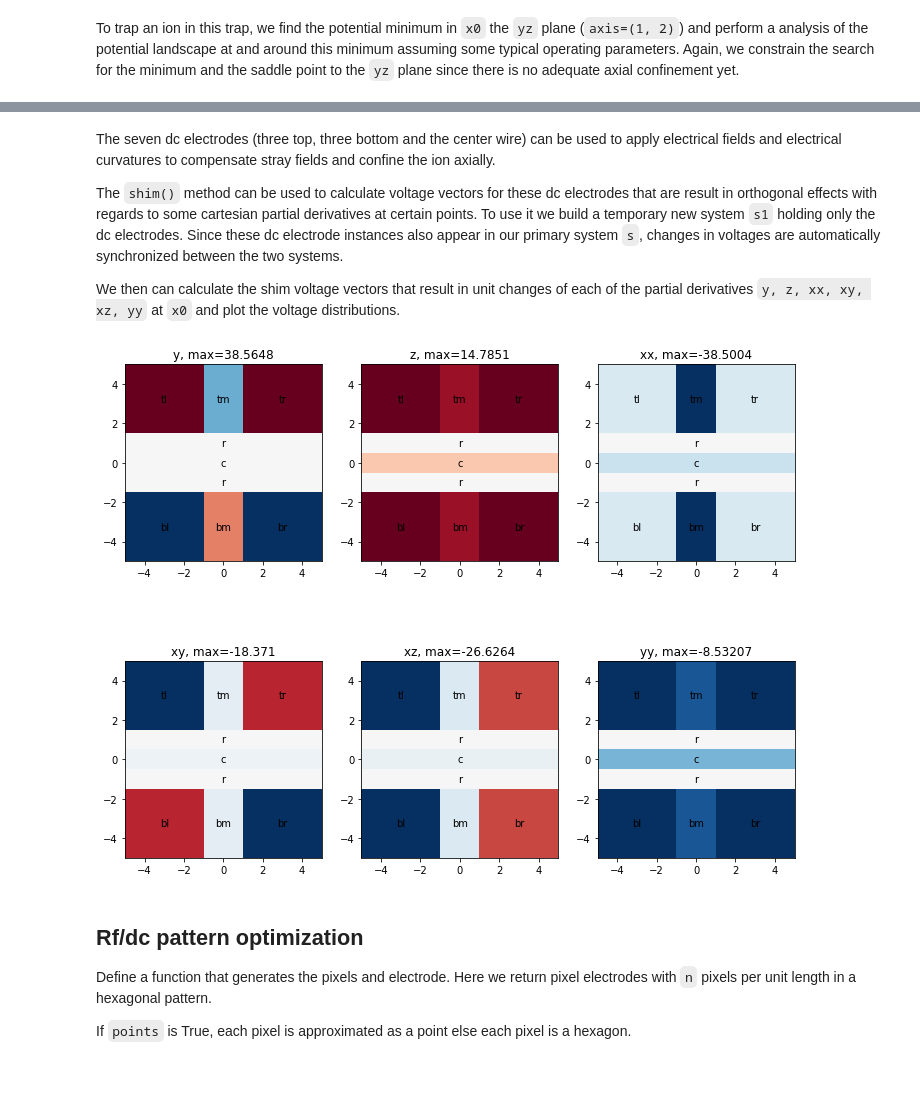
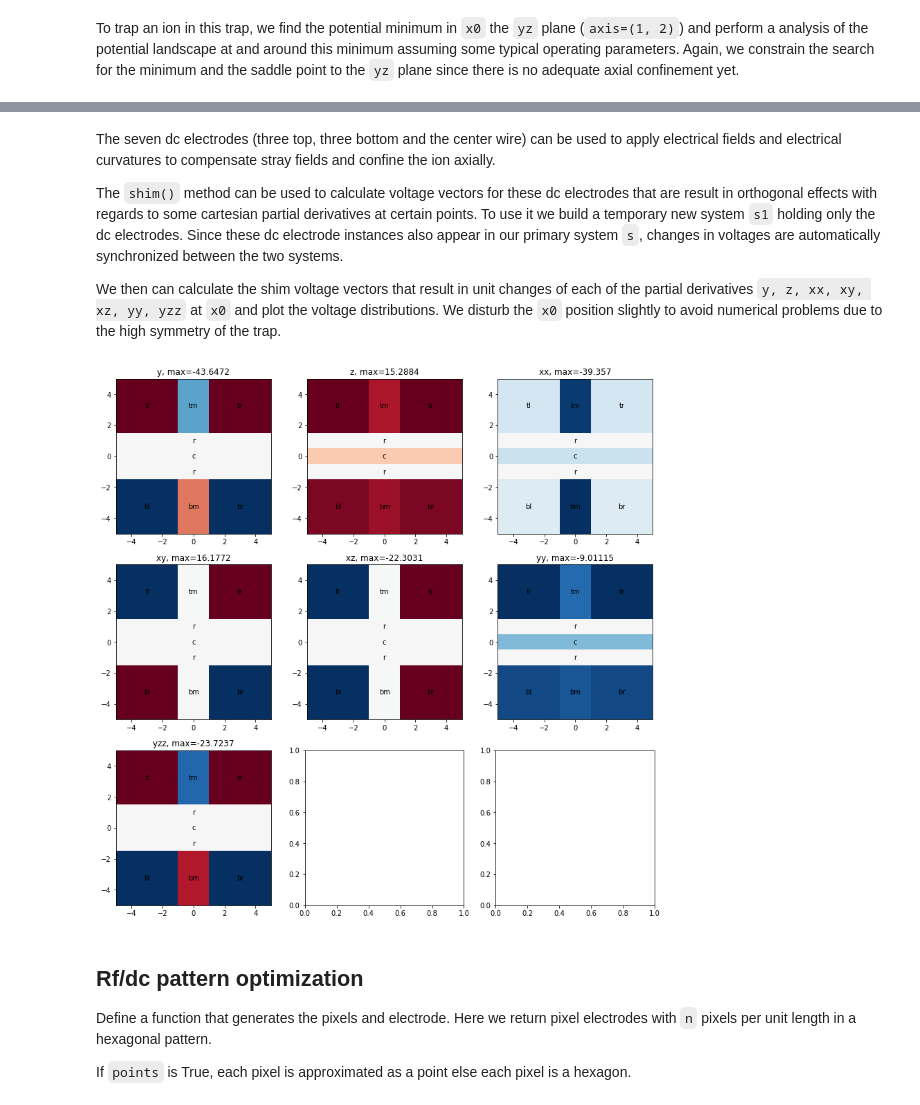
Before and after one commit to nist-ionstorage/electrode, a Jupyter notebook: examples/tutorial.ipynb, the cells around one changed output, grey strips where cells are left out. Drawn from its saved outputs; the diff is of its cells as text; code cells hidden in the pictures; blank space fills up the shorter version.

Commit message:
tutorial: show higher order shim

```diff
--- a/examples/tutorial.ipynb
+++ b/examples/tutorial.ipynb
@@ -123,23 +123,24 @@ electrode instances also appear in our primary system `s`, changes in
 voltages are automatically synchronized between the two systems.
 
 We then can calculate the shim voltage vectors that result in unit
-changes of each of the partial derivatives `y, z, xx, xy, xz, yy` at
-`x0` and plot the voltage distributions.
+changes of each of the partial derivatives `y, z, xx, xy, xz, yy, yzz` at
+`x0` and plot the voltage distributions. We disturb the `x0` position slightly to
+avoid numerical problems due to the high symmetry of the trap.
 # %%
 s1 = System([e for e in s if not e.rf])
-derivs = "y z xx xy xz yy".split()
-u = s1.shims([(x0, None, deriv) for deriv in derivs])
-fig, ax = plt.subplots(2, len(derivs)//2, figsize=(12, 10))
+derivs = "y z xx xy xz yy yzz".split()
+u = s1.shims([(x0 + 1e-3, None, deriv) for deriv in derivs])
+fig, ax = plt.subplots(3, len(derivs)//2, figsize=(14, 14))
 for d, ui, axi in zip(derivs, u, ax.flat):
     with s1.with_voltages(dcs=ui):
         s.plot_voltages(axi)
         axi.set_aspect("equal")
         axi.set_xlim(-r, r)
         axi.set_ylim(-r, r)
         um = ui[np.argmax(np.fabs(ui))]
         axi.set_title("%s, max=%g" % (d, um))
 # %% [output]
-[figure, old version]
+[figure, new version]
 # %% [markdown]
 Rf/dc pattern optimization
 --------------------------
```
Also changed, not shown: parts of 7 cells of this notebook.
